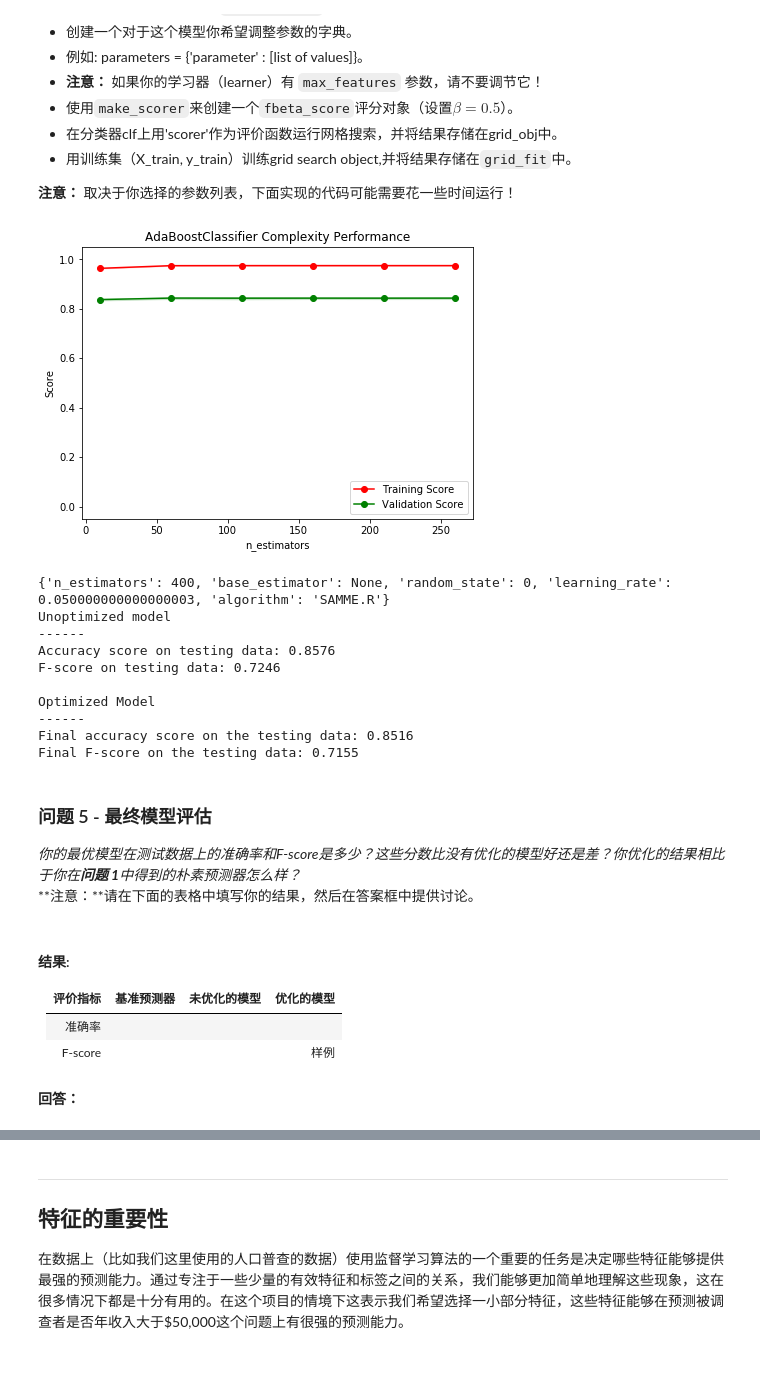
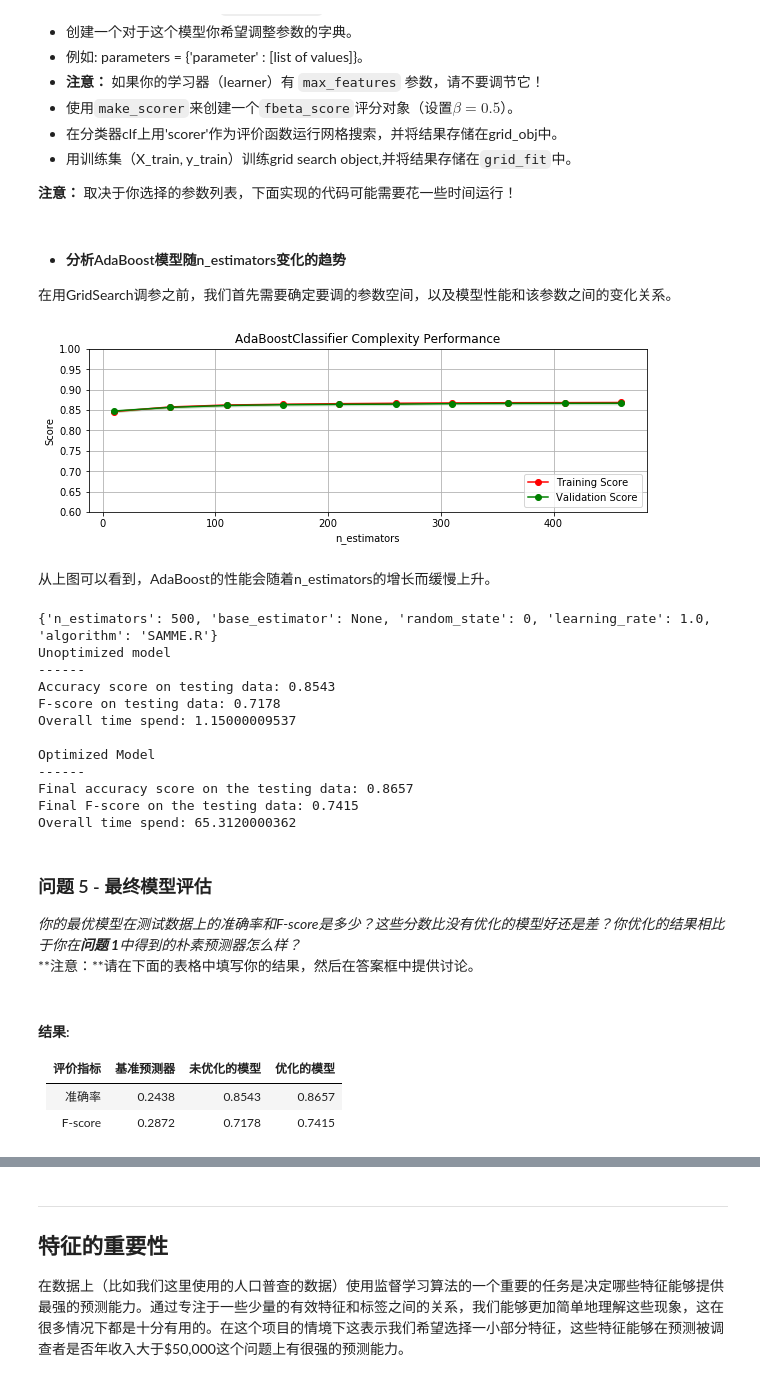
Before and after one commit to mtyylx/MLND, a Jupyter notebook: P2_Finding_Donors/finding_donors.ipynb, the cells around one changed output, grey strips where cells are left out. Cells and saved outputs as stored; diff of their text form; code cells hidden in the pictures.

Commit message:
Completed P2. Finally!!!

```diff
--- a/P2_Finding_Donors/finding_donors.ipynb
+++ b/P2_Finding_Donors/finding_donors.ipynb
@@ -550,42 +597,48 @@ BaggingClassifier trained on 36177 samples.
 - 用训练集（X_train, y_train）训练grid search object,并将结果存储在`grid_fit`中。
 
 **注意：** 取决于你选择的参数列表，下面实现的代码可能需要花一些时间运行！
+# %% [markdown]
+- #### 分析AdaBoost模型随n_estimators变化的趋势
+在用GridSearch调参之前，我们首先需要确定要调的参数空间，以及模型性能和该参数之间的变化关系。
 # %%
 import matplotlib.pyplot as pl
 from sklearn.model_selection import learning_curve, validation_curve
 cv = ShuffleSplit(n_splits = 10, test_size = 0.2, random_state = 0)
 
 # Vary the max_depth parameter from 1 to 10
-n_estimators = np.arange(10, 300, 50)
+n_estimators = np.arange(10, 500, 50)
 
 # Calculate the training and testing scores
 train_scores, test_scores = validation_curve(AdaBoostClassifier(), X_train, y_train, \
     param_name = "n_estimators", param_range = n_estimators, cv = cv, scoring = 'accuracy')
 
 # Find the mean and standard deviation for smoothing
 train_mean = np.mean(train_scores, axis=1)
 train_std = np.std(train_scores, axis=1)
 test_mean = np.mean(test_scores, axis=1)
 test_std = np.std(test_scores, axis=1)
 
 # Plot the validation curve
-pl.figure(figsize=(7, 5))
+pl.figure(figsize=(10, 3))
 pl.title('AdaBoostClassifier Complexity Performance')
 pl.plot(n_estimators, train_mean, 'o-', color = 'r', label = 'Training Score')
 pl.plot(n_estimators, test_mean, 'o-', color = 'g', label = 'Validation Score')
 pl.fill_between(n_estimators, train_mean - train_std, \
     train_mean + train_std, alpha = 0.15, color = 'r')
 pl.fill_between(n_estimators, test_mean - test_std, \
     test_mean + test_std, alpha = 0.15, color = 'g')
+pl.ylim([0.6, 1.0])
 
 # Visual aesthetics
 pl.legend(loc = 'lower right')
 pl.xlabel('n_estimators')
 pl.ylabel('Score')
-pl.ylim([-0.05,1.05])
+pl.grid(True)
 pl.show()
 # %% [output]
-[figure, old version]
+[figure, new version]
+# %% [markdown]
+从上图可以看到，AdaBoost的性能会随着n_estimators的增长而缓慢上升。
 # %%
 # TODO：导入'GridSearchCV', 'make_scorer'和其他一些需要的库
 from sklearn.model_selection import GridSearchCV
@@ -596,44 +649,52 @@ from sklearn.metrics import make_scorer
 clf = AdaBoostClassifier(random_state=0)
 
 # TODO：创建你希望调节的参数列表
-parameters = {'n_estimators' : np.arange(100, 500, 100), 'learning_rate' : np.arange(0.05, 1, 1)}
+parameters = {'n_estimators' : np.arange(100, 600, 100)}
 # cv_sets = ShuffleSplit(n_splits=10, test_size=0.2, random_state=0)
 
 # TODO：创建一个fbeta_score打分对象
 scorer = make_scorer(fbeta_score, beta=0.5)
-
+start = time()
 # TODO：在分类器上使用网格搜索，使用'scorer'作为评价函数
 grid_obj = GridSearchCV(clf, param_grid=parameters, scoring=scorer)
 
 # TODO：用训练数据拟合网格搜索对象并找到最佳参数
 grid_obj.fit(X_train, y_train)
-
+end = time()
+opt_time = end - start
 # 得到estimator
 best_clf = grid_obj.best_estimator_
 print best_clf.get_params()
 
 # 使用没有调优的模型做预测
+start = time()
 predictions = (clf.fit(X_train, y_train)).predict(X_test)
 best_predictions = best_clf.predict(X_test)
+end = time()
+uno_time = end - start
 
 # 汇报调参前和调参后的分数
 print "Unoptimized model\n------"
 print "Accuracy score on testing data: {:.4f}".format(accuracy_score(y_test, predictions))
 print "F-score on testing data: {:.4f}".format(fbeta_score(y_test, predictions, beta = 0.5))
+print "Overall time spend:", uno_time
 print "\nOptimized Model\n------"
 print "Final accuracy score on the testing data: {:.4f}".format(accuracy_score(y_test, best_predictions))
 print "Final F-score on the testing data: {:.4f}".format(fbeta_score(y_test, best_predictions, beta = 0.5))
+print "Overall time spend:", opt_time
 # %% [output]
-{'n_estimators': 400, 'base_estimator': None, 'random_state': 0, 'learning_rate': 0.050000000000000003, 'algorithm': 'SAMME.R'}
+{'n_estimators': 500, 'base_estimator': None, 'random_state': 0, 'learning_rate': 1.0, 'algorithm': 'SAMME.R'}
 Unoptimized model
 ------
-Accuracy score on testing data: 0.8576
-F-score on testing data: 0.7246
+Accuracy score on testing data: 0.8543
+F-score on testing data: 0.7178
+Overall time spend: 1.15000009537
 
 Optimized Model
 ------
-Final accuracy score on the testing data: 0.8516
-Final F-score on the testing data: 0.7155
+Final accuracy score on the testing data: 0.8657
+Final F-score on the testing data: 0.7415
+Overall time spend: 65.3120000362
 # %% [markdown]
 ### 问题 5 - 最终模型评估
 
@@ -643,8 +704,6 @@ _你的最优模型在测试数据上的准确率和F-score是多少？这些分
 #### 结果:
 
 |     评价指标     | 基准预测器 | 未优化的模型 | 优化的模型 |
-| :------------: | :-----------------: | :---------------: | :-------------: |
-| 准确率 |                     |                   |                 |
-| F-score        |                     |                   |   样例       |
+| :------------: | :--------: | :---------: | :-------------: |
+| 准确率          | 0.2438     |  0.8543     |  0.8657       |
+| F-score        | 0.2872     |  0.7178     |  0.7415       |
-# %% [markdown]
-**回答：**
```
Also changed, not shown: parts of 17 cells of this notebook, 2 other files.
